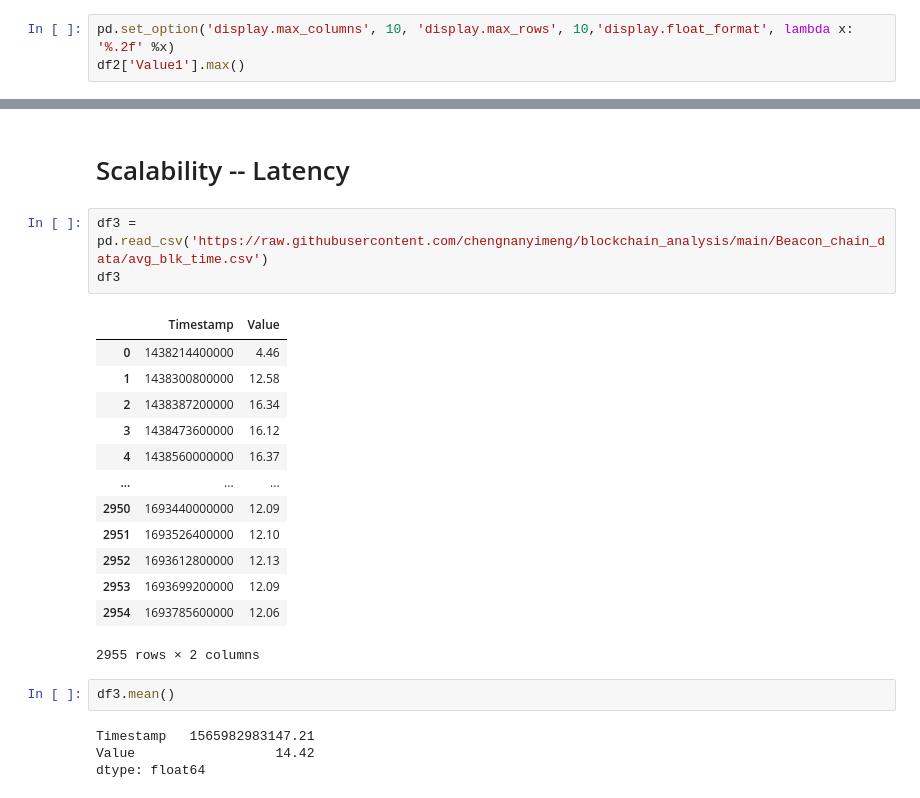
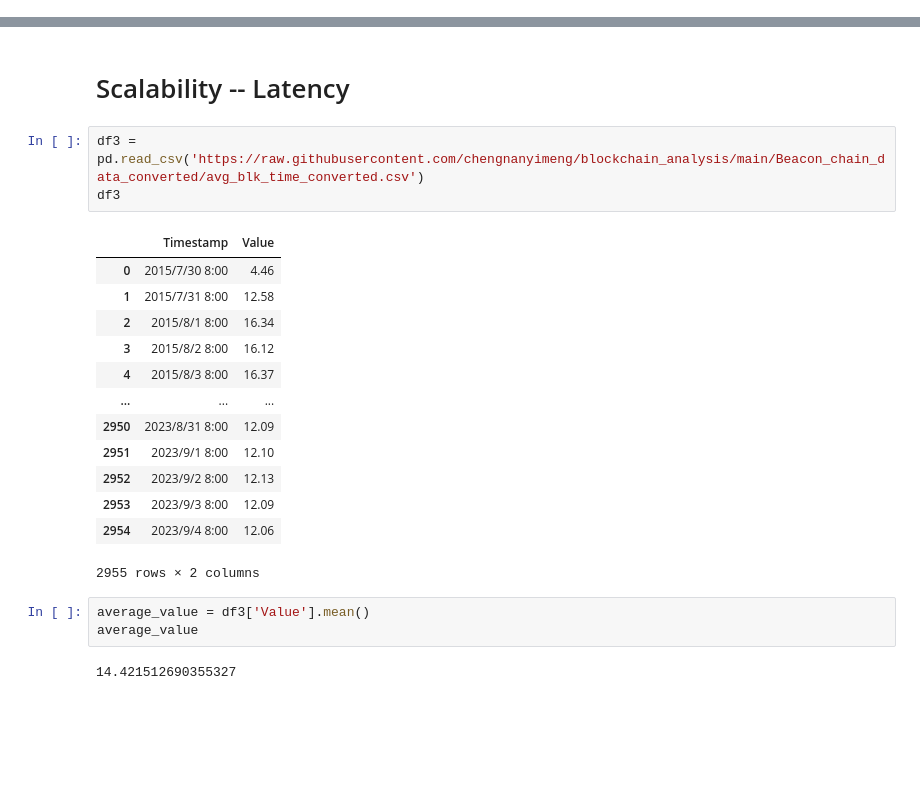
Before and after one commit to KerwinFuyihang/blockchain_analysis, a Jupyter notebook: experiment.ipynb, the cells around one changed output, grey strips where cells are left out. Cells and saved outputs as stored; diff of their text form; blank space fills up the shorter version.

```diff
--- a/experiment.ipynb
+++ b/experiment.ipynb
@@ -38,5 +86,2 @@ dtype: int64
 # %%
 df2 = pd.read_csv('https://raw.githubusercontent.com/chengnanyimeng/blockchain_analysis/main/Algorand_data/al_transac_data_count_fee.csv', names=["Time", "Value1", "Value2"])
-# %%
-pd.set_option('display.max_columns', 10, 'display.max_rows', 10,'display.float_format', lambda x: '%.2f' %x)
-df2['Value1'].max()
@@ -113,25 +144,24 @@ Text(0, 0.5, 'Count')
 # %% [markdown]
 # Scalability -- Latency
 # %%
-df3 = pd.read_csv('https://raw.githubusercontent.com/chengnanyimeng/blockchain_analysis/main/Beacon_chain_data/avg_blk_time.csv')
+df3 = pd.read_csv('https://raw.githubusercontent.com/chengnanyimeng/blockchain_analysis/main/Beacon_chain_data_converted/avg_blk_time_converted.csv')
 df3
 # %% [output]
 |  | Timestamp | Value |
-| 0 | 1438214400000 | 4.46 |
-| 1 | 1438300800000 | 12.58 |
-| 2 | 1438387200000 | 16.34 |
-| 3 | 1438473600000 | 16.12 |
-| 4 | 1438560000000 | 16.37 |
+| 0 | 2015/7/30 8:00 | 4.46 |
+| 1 | 2015/7/31 8:00 | 12.58 |
+| 2 | 2015/8/1 8:00 | 16.34 |
+| 3 | 2015/8/2 8:00 | 16.12 |
+| 4 | 2015/8/3 8:00 | 16.37 |
 | ... | ... | ... |
-| 2950 | 1693440000000 | 12.09 |
-| 2951 | 1693526400000 | 12.10 |
-| 2952 | 1693612800000 | 12.13 |
-| 2953 | 1693699200000 | 12.09 |
-| 2954 | 1693785600000 | 12.06 |
+| 2950 | 2023/8/31 8:00 | 12.09 |
+| 2951 | 2023/9/1 8:00 | 12.10 |
+| 2952 | 2023/9/2 8:00 | 12.13 |
+| 2953 | 2023/9/3 8:00 | 12.09 |
+| 2954 | 2023/9/4 8:00 | 12.06 |
 2955 rows × 2 columns
-# %%
-df3.mean()
-# %% [output]
-Timestamp   1565982983147.21
-Value                  14.42
-dtype: float64
+# %%
+average_value = df3['Value'].mean()
+average_value
+# %% [output]
+14.421512690355327
```
Also changed, not shown: parts of 32 cells of this notebook.
